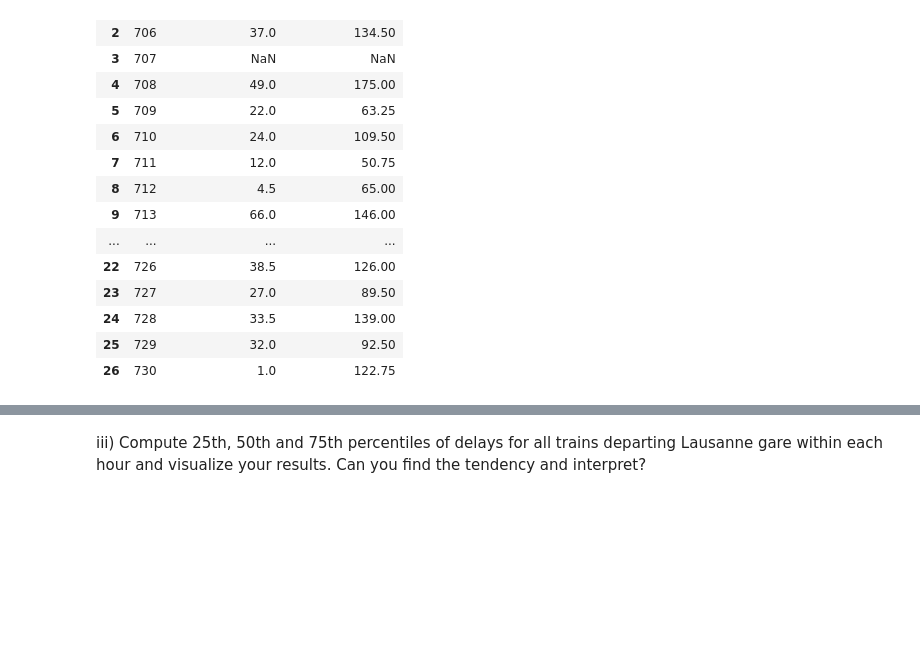
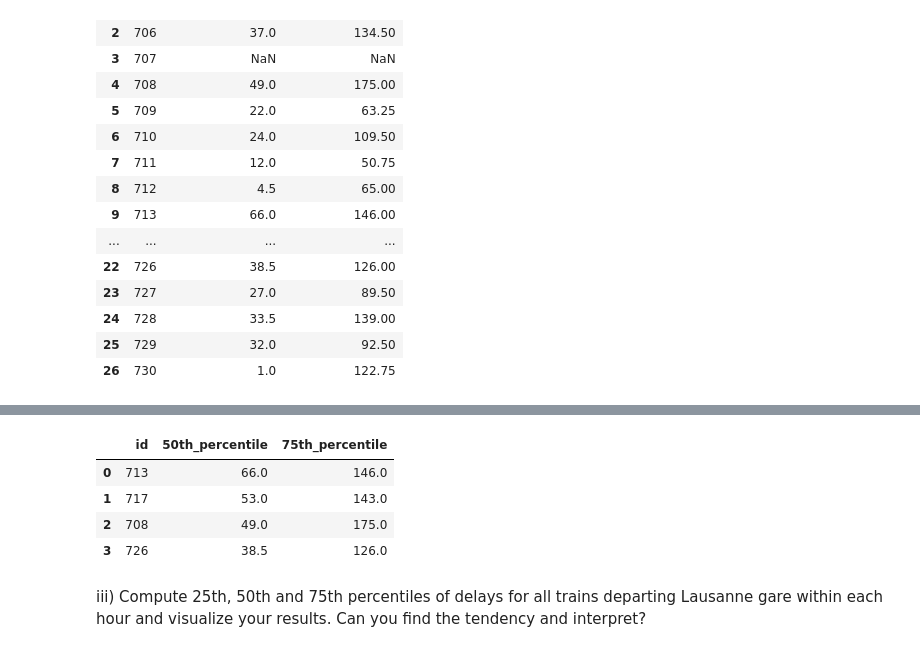
Before and after one commit to FurkanKarakas/dslab-homework-1, a Jupyter notebook: notebooks/DSLab_homework-1.ipynb, the cells around one changed output, grey strips where cells are left out. Cells and saved outputs as stored; diff of their text form; code cells hidden in the pictures; blank space fills up the shorter version.

```diff
--- a/notebooks/DSLab_homework-1.ipynb
+++ b/notebooks/DSLab_homework-1.ipynb
@@ -638,3 +742,18 @@ df_percentiles_arrival
+# %%
+query = """
+SELECT  id, 50th_percentile, 75th_percentile
+FROM {0}.sbb_percentiles_lausanne_arrival
+ORDER BY 50th_percentile desc
+limit 4
+
+""".format(username)
+pd.read_sql(query, conn)
+# %% [output]
+|  | id | 50th_percentile | 75th_percentile |
+| 0 | 713 | 66.0 | 146.0 |
+| 1 | 717 | 53.0 | 143.0 |
+| 2 | 708 | 49.0 | 175.0 |
+| 3 | 726 | 38.5 | 126.0 |
 # %% [markdown]
 iii) Compute 25th, 50th and 75th percentiles of delays for all trains departing Lausanne gare within each hour and visualize your results. Can you find the tendency and interpret?
 # %%
```
Also changed, not shown: parts of 13 cells of this notebook.
